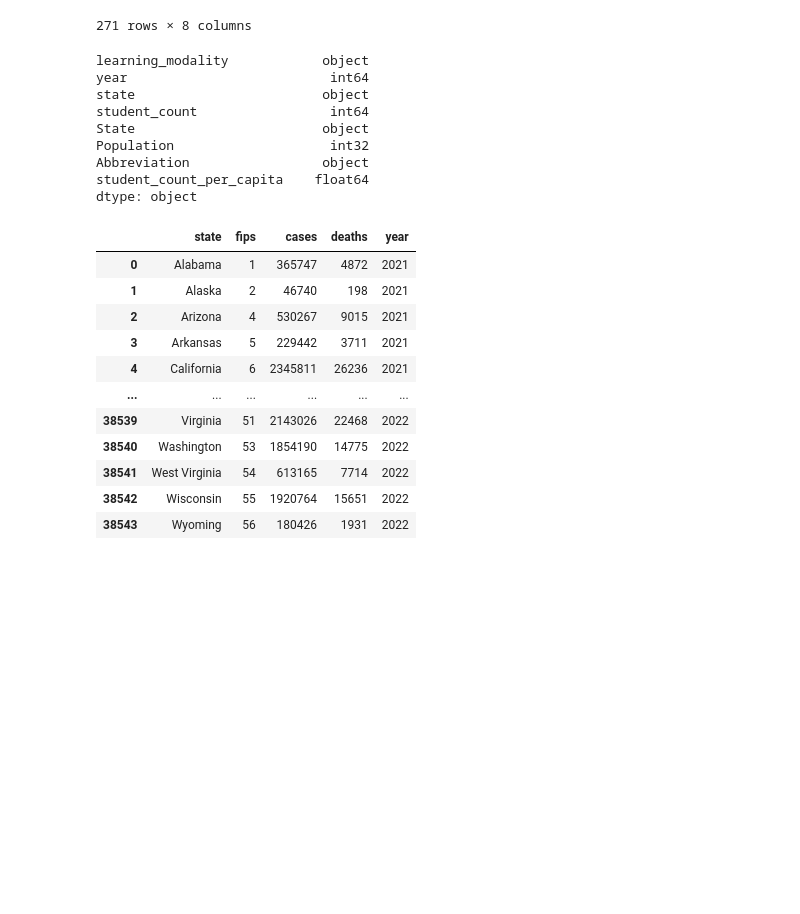
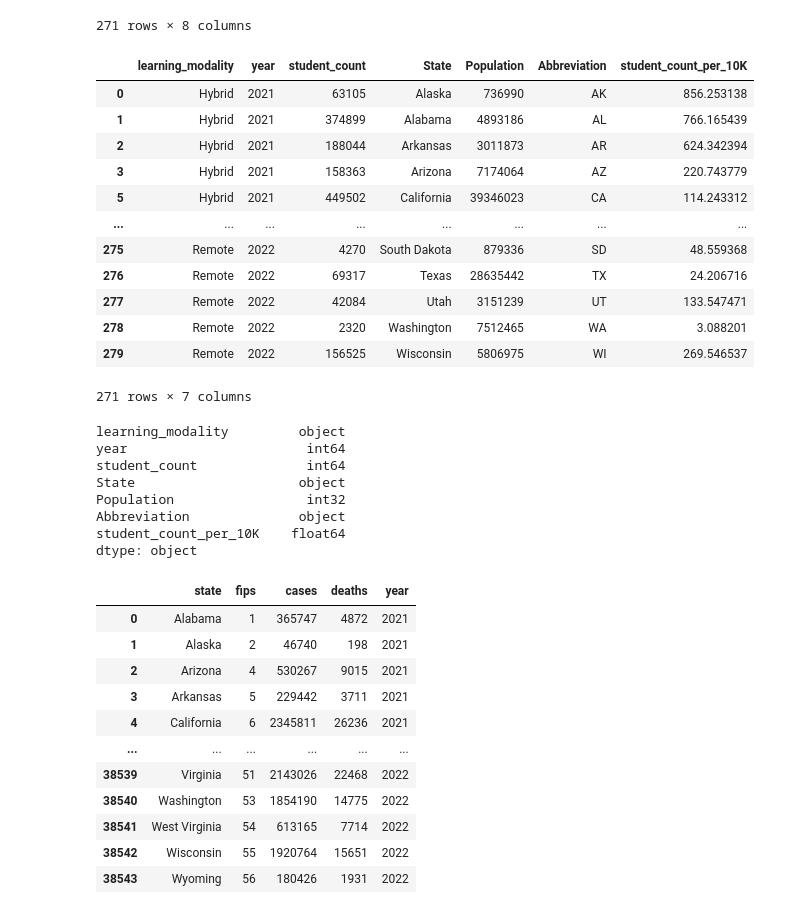
Before and after one commit to uzmabb182/Data602_Assignments, a Jupyter notebook: Final_Project_Data_602/census_api.ipynb, the cells around one changed output. Saved outputs shown, nothing was run; the diff lists cells and outputs as text; code cells hidden in the pictures; blank space fills up the shorter version.

```diff
--- a/Final_Project_Data_602/census_api.ipynb
+++ b/Final_Project_Data_602/census_api.ipynb
@@ -196,7 +196,7 @@ population_df
 | 279 | Remote | 2022 | WI | 156525 | Wisconsin | 5806975 | WI |
 271 rows × 7 columns
 # %%
-population_df["student_count_per_capita"] = population_df["student_count"] / population_df["Population"]
+population_df["student_count_per_10K"] = (population_df["student_count"] / population_df["Population"])*10000
 population_df
 # %% [output]
 |  | learning_modality | year | state | student_count | State | Population | Abbreviation | ... |
@@ -212,17 +212,34 @@ population_df
 | 278 | Remote | 2022 | WA | 2320 | Washington | 7512465 | WA | ... |
 | 279 | Remote | 2022 | WI | 156525 | Wisconsin | 5806975 | WI | ... |
 271 rows × 8 columns
+# %%
+# Remove column name 'state'
+population_df = population_df.drop(['state'], axis=1)
+population_df
+# %% [output]
+|  | learning_modality | year | student_count | State | Population | Abbreviation | student_count_per_10K |
+| 0 | Hybrid | 2021 | 63105 | Alaska | 736990 | AK | 856.253138 |
+| 1 | Hybrid | 2021 | 374899 | Alabama | 4893186 | AL | 766.165439 |
+| 2 | Hybrid | 2021 | 188044 | Arkansas | 3011873 | AR | 624.342394 |
+| 3 | Hybrid | 2021 | 158363 | Arizona | 7174064 | AZ | 220.743779 |
+| 5 | Hybrid | 2021 | 449502 | California | 39346023 | CA | 114.243312 |
+| ... | ... | ... | ... | ... | ... | ... | ... |
+| 275 | Remote | 2022 | 4270 | South Dakota | 879336 | SD | 48.559368 |
+| 276 | Remote | 2022 | 69317 | Texas | 28635442 | TX | 24.206716 |
+| 277 | Remote | 2022 | 42084 | Utah | 3151239 | UT | 133.547471 |
+| 278 | Remote | 2022 | 2320 | Washington | 7512465 | WA | 3.088201 |
+| 279 | Remote | 2022 | 156525 | Wisconsin | 5806975 | WI | 269.546537 |
+271 rows × 7 columns
 # %%
 population_df.dtypes
 # %% [output]
-learning_modality            object
-year                          int64
-state                        object
-student_count                 int64
-State                        object
-Population                    int32
-Abbreviation                 object
-student_count_per_capita    float64
+learning_modality         object
+year                       int64
+student_count              int64
+State                     object
+Population                 int32
+Abbreviation              object
+student_count_per_10K    float64
 dtype: object
 # %%
 # Save as a csv for Tableau dashboard
```
Also changed, not shown: parts of 2 cells of this notebook, 2 other files.
